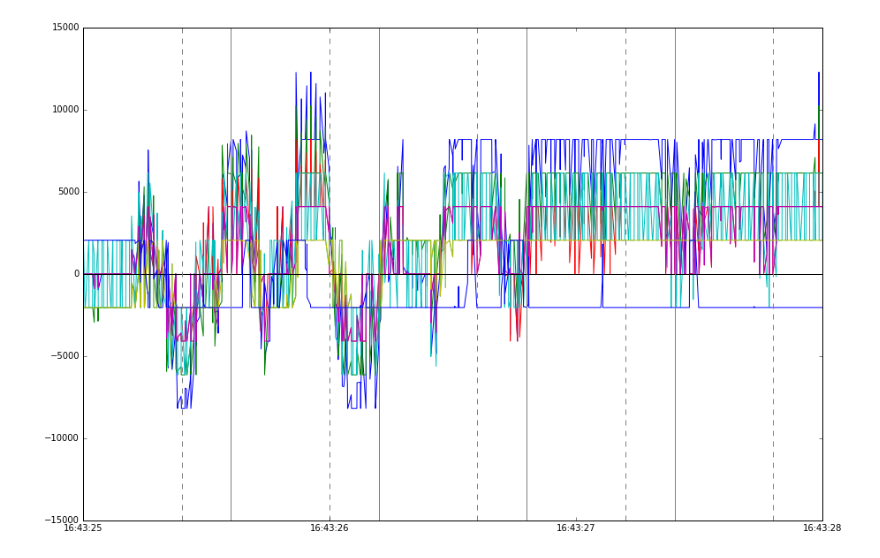
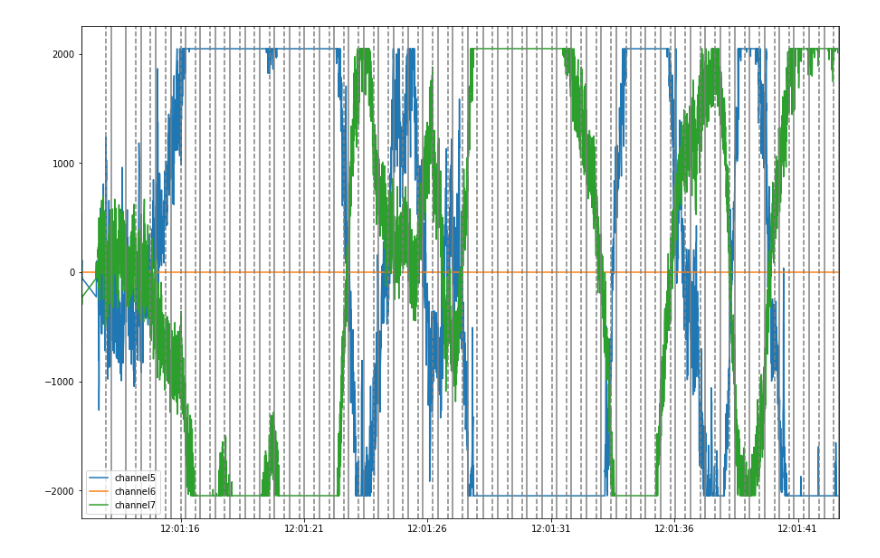
Before and after one commit to pnieters/tflow_edge, a Jupyter notebook: code/erp_test/inspect_data.ipynb, the cells around one changed output. Cells and saved outputs as stored; diff of their text form; code cells hidden in the pictures.

```diff
--- a/code/erp_test/inspect_data.ipynb
+++ b/code/erp_test/inspect_data.ipynb
@@ -9,7 +9,7 @@ df = pd.read_pickle("recording.pkl")
 df.reset_index(inplace=True)
 
 # shortcuts
-channel = ["channel{}".format(i) for i in range(8)]
+channel = ["channel{}".format(i) for i in range(5,8)]
 highlighted = "highlighted"
 interval = "interval"
 df.head()
@@ -23,13 +23,14 @@ df.head()
 # %%
 trial_info = df.groupby(["interval"], axis=0).first()[[highlighted, "timestamp"]]
 trial_starts = trial_info["timestamp"]
 trial_one_sec = trial_starts + datetime.timedelta(seconds=1)
 
 pp.figure(figsize=(15,10))
 pp.plot(df["timestamp"], df[channel].values)
 trial_starts.map(lambda x: pp.axvline(x, color="gray", linestyle="solid"))
 trial_one_sec.map(lambda x: pp.axvline(x, color="gray", linestyle="dashed"))
-pp.xlim(trial_starts[10], trial_starts[15])
+pp.xlim(trial_starts[0], trial_starts[50])
+pp.legend(channel)
 pp.show()
 # %% [output]
-[figure, old version]
+[figure, new version]
```
Also changed, not shown: parts of 5 cells of this notebook, 2 other files.
